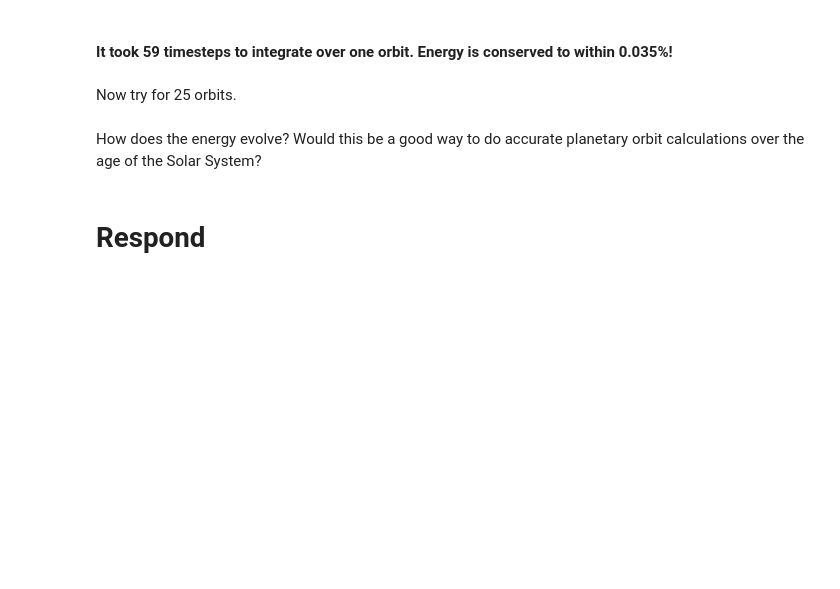
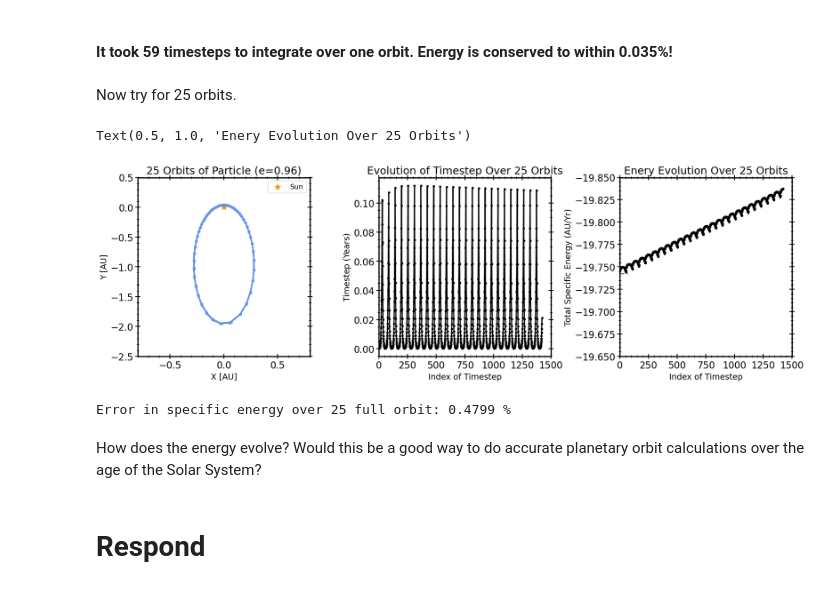
Before and after one commit to carlosajurado/AST384C-Computational-Astrophysics, a Jupyter notebook: HW2.ipynb, the cells around one changed output. Drawn from its saved outputs; the diff is of its cells as text; code cells hidden in the pictures; blank space fills up the shorter version.

Commit message:
25 Orbit Integration

```diff
--- a/HW2.ipynb
+++ b/HW2.ipynb
@@ -541,8 +541,50 @@ Error in specific energy over one full orbit: 0.035 %
 #### It took 59 timesteps to integrate over one orbit. Energy is conserved to within 0.035%!
 # %% [markdown]
 Now try for 25 orbits.
+# %%
+orbits25_histories_adaptive = [] #Initialize a list to save the x,y,vx,vy values for all timesteps
+orbit25_adaptive = KeplerOrbit(initial_state_ellip, GM) #Initialize an elliptical orbit
+N_initial = 1000
+orbit25_adaptive.RK4_Adaptive_TimeStepping(N_initial, start_time, 25*end_time, 10**-5) #Numerically integrate orbit using adapative timestepping
+orbit25_histories_adaptive = orbit25_adaptive.xyvxvy_history() #Save the output of the orbit.xyvxvy_history() method
+# %%
+fig, axs = plt.subplots(1, 3, figsize=(20, 5.5))
+plt.subplots_adjust(wspace=0.4, hspace=0.3)
+
+
+
+axs[0].plot(orbit25_histories_adaptive[0], orbit25_histories_adaptive[1], color='cornflowerblue', marker='.', linestyle = '--')
+axs[0].scatter(0, 0, marker = '*', color = 'darkorange', s=100, label='Sun')
+axs[0].set_xlabel('X [AU]')
+axs[0].set_xlim(-0.8, 0.8)
+axs[0].set_ylabel('Y [AU]')
+axs[0].set_ylim(-2.5, 0.5)
+axs[0].legend(ncol=1, loc='upper right')
+axs[0].set_title("25 Orbits of Particle (e=0.96)")
+
+
+axs[1].plot(orbit25_adaptive.time_array, color = 'black', marker='.')
+axs[1].set_xlabel('Index of Timestep')
+axs[1].set_ylabel('Timestep (Years)')
+axs[1].set_title('Evolution of Timestep Over 25 Orbits')
+axs[1].set_xlim(0,1500)
+
+
+axs[2].plot(orbit25_adaptive.energy, color = 'black', marker='.')
+axs[2].hlines(orbit25_adaptive.energy[0], -1, 70, color = 'grey', linestyle = '--')
+axs[2].set_xlabel('Index of Timestep')
+axs[2].set_ylabel('Total Specific Energy (AU/Yr)')
+axs[2].set_xlim(0,1500)
+axs[2].set_ylim(-19.65,-19.85)
+axs[2].set_title('Enery Evolution Over 25 Orbits')
+# %% [output]
+Text(0.5, 1.0, 'Enery Evolution Over 25 Orbits')
+[figure, added]
+# %%
+print(f'Error in specific energy over 25 full orbit:', np.round((orbit25_adaptive.energy[-1]/orbit25_adaptive.energy[0] - 1)*100, 4),'%')
+# %% [output]
+Error in specific energy over 25 full orbit: 0.4799 %
 # %% [markdown]
- How does the energy evolve? Would this be a good way
-to do accurate planetary orbit calculations over the age of the Solar System?
+ How does the energy evolve? Would this be a good way to do accurate planetary orbit calculations over the age of the Solar System?
 # %% [markdown]
 # Respond
```
